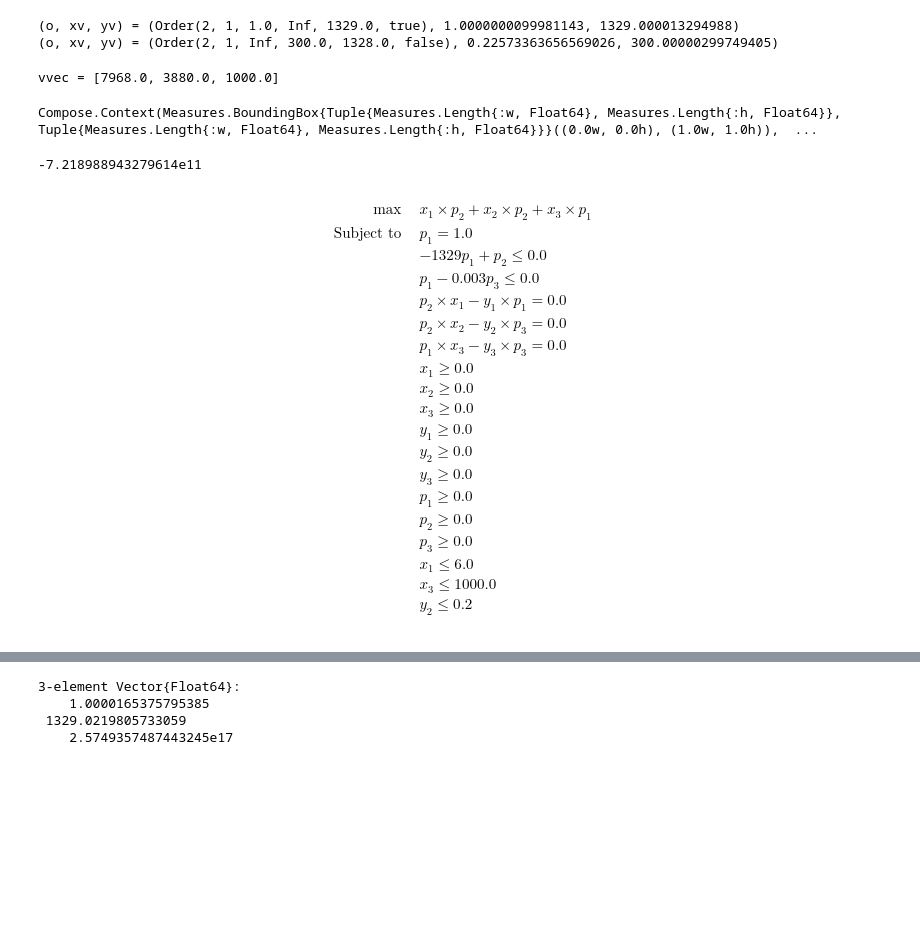
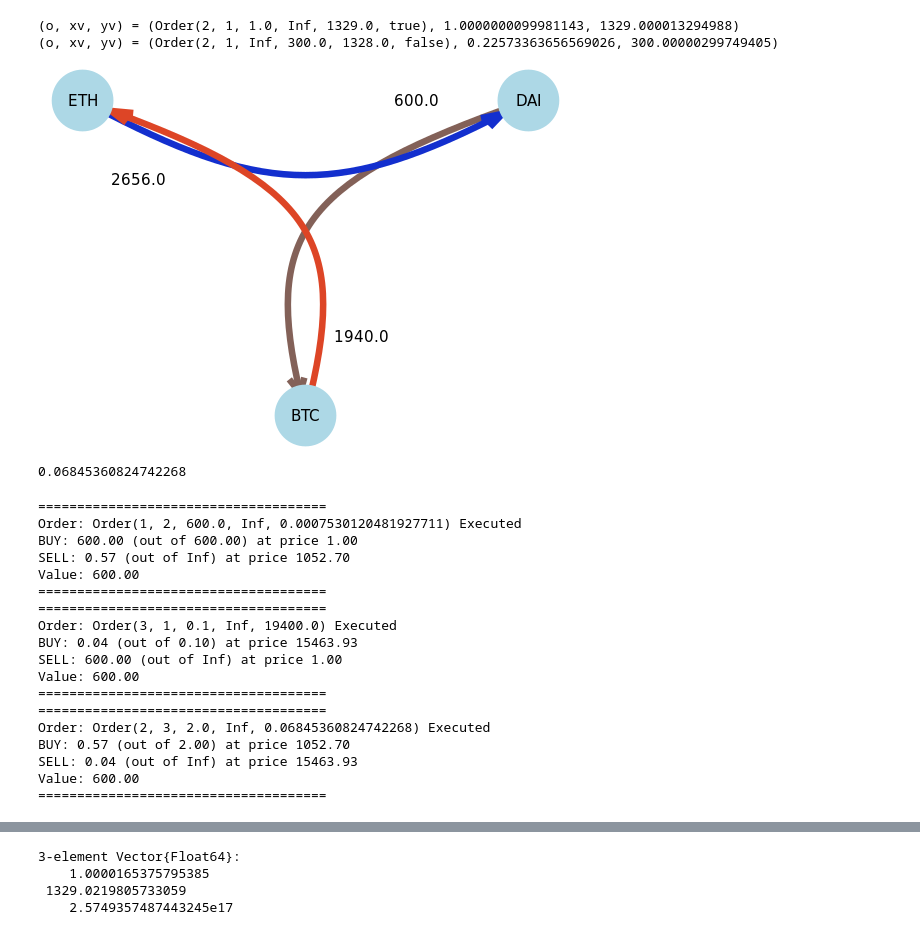
Before and after one commit to jmmshn/DEXTra.jl, a Jupyter notebook: tutorials/medium_CoW.ipynb, the cells around one changed output, grey strips where cells are left out. Saved outputs shown, nothing was run; the diff lists cells and outputs as text; code cells hidden in the pictures; blank space fills up the shorter version.

```diff
--- a/tutorials/medium_CoW.ipynb
+++ b/tutorials/medium_CoW.ipynb
@@ -260,16 +220,13 @@ end
 # %%
-o1 = LimitBuyOrder(2, 1, 6, 1329.0)
-o2 = LimitSellOrder(2, 3, 0.2, 0.07)
-o3 = LimitBuyOrder(1, 3, 1000, 0.003)
-# o4 = LimitBuyOrder(1, 3, 2000, 0.003)
+o1 = LimitBuyOrder(1, 2, 600, 1/1328)
+o2 = LimitBuyOrder(3, 1, 0.1, 19400)
+o3 = LimitBuyOrder(2, 3, 2, 1328/19400)
 orderbook = OrderBook([o1, o2, o3], ["DAI", "ETH", "BTC"])
 approx_prices = [1.0, 1328.0, 19400.0]
-get_graph(orderbook, approx_prices; min_val=2000, max_val=8000)
+get_graph(orderbook, approx_prices; min_val=500, max_val=3000, layout=spectral_layout)
 # %% [output]
-vvec = [7968.0, 3880.0, 1000.0]
-Compose.Context(Measures.BoundingBox{Tuple{Measures.Length{:w, Float64}, Measures.Length{:h, Float64}}, Tuple{Measures.Length{:w, Float64}, Measures.Length{:h, Float64}}}((0.0w, 0.0h), (1.0w, 1.0h)),  ...
+[figure, added]
-# %%
-pval = value.(p)
-pval[1] - 0.003 * pval[3]
-# %% [output]
--7.218988943279614e11
+# %%
+1328/19400
+# %% [output]
+0.06845360824742268
@@ -276,26 +238,29 @@ pval[1] - 0.003 * pval[3]
 # %%
-model, x, y, p = construct_model(total_trade_volume, orderbook)
-@constraint(model, p[1] == 1)
-latex_formulation(model)
+model, bought, sold, price = construct_model(total_trade_volume, orderbook)
+@constraint(model, price[1] == 1)
+# @constraint(model, price[2] <= 1330.0)
+# @constraint(model, price[2] >= 1390.0)
+# @constraint(model, price[3] <= 19420.0)
+# @constraint(model, price[3] >= 19380.0)
+
+optimize!(model)
+summarize(orderbook, bought, sold, price)
 # %% [output]
-$$ \begin{aligned}
-\max\quad & x_{1}\times p_{2} + x_{2}\times p_{2} + x_{3}\times p_{1}\\
-\text{Subject to} \quad & p_{1} = 1.0\\
- & -1329 p_{1} + p_{2} \leq 0.0\\
- & p_{1} - 0.003 p_{3} \leq 0.0\\
- & p_{2}\times x_{1} - y_{1}\times p_{1} = 0.0\\
- & p_{2}\times x_{2} - y_{2}\times p_{3} = 0.0\\
- & p_{1}\times x_{3} - y_{3}\times p_{3} = 0.0\\
- & x_{1} \geq 0.0\\
- & x_{2} \geq 0.0\\
- & x_{3} \geq 0.0\\
- & y_{1} \geq 0.0\\
- & y_{2} \geq 0.0\\
- & y_{3} \geq 0.0\\
- & p_{1} \geq 0.0\\
- & p_{2} \geq 0.0\\
- & p_{3} \geq 0.0\\
- & x_{1} \leq 6.0\\
- & x_{3} \leq 1000.0\\
- & y_{2} \leq 0.2\\
-\end{aligned} $$
+=====================================
+Order: Order(1, 2, 600.0, Inf, 0.0007530120481927711) Executed
+BUY: 600.00 (out of 600.00) at price 1.00
+SELL: 0.57 (out of Inf) at price 1052.70
+Value: 600.00
+=====================================
+=====================================
+Order: Order(3, 1, 0.1, Inf, 19400.0) Executed
+BUY: 0.04 (out of 0.10) at price 15463.93
+SELL: 600.00 (out of Inf) at price 1.00
+Value: 600.00
+=====================================
+=====================================
+Order: Order(2, 3, 2.0, Inf, 0.06845360824742268) Executed
+BUY: 0.57 (out of 2.00) at price 1052.70
+SELL: 0.04 (out of Inf) at price 15463.93
+Value: 600.00
+=====================================
```
Also changed, not shown: parts of 16 cells of this notebook, 2 other files.
